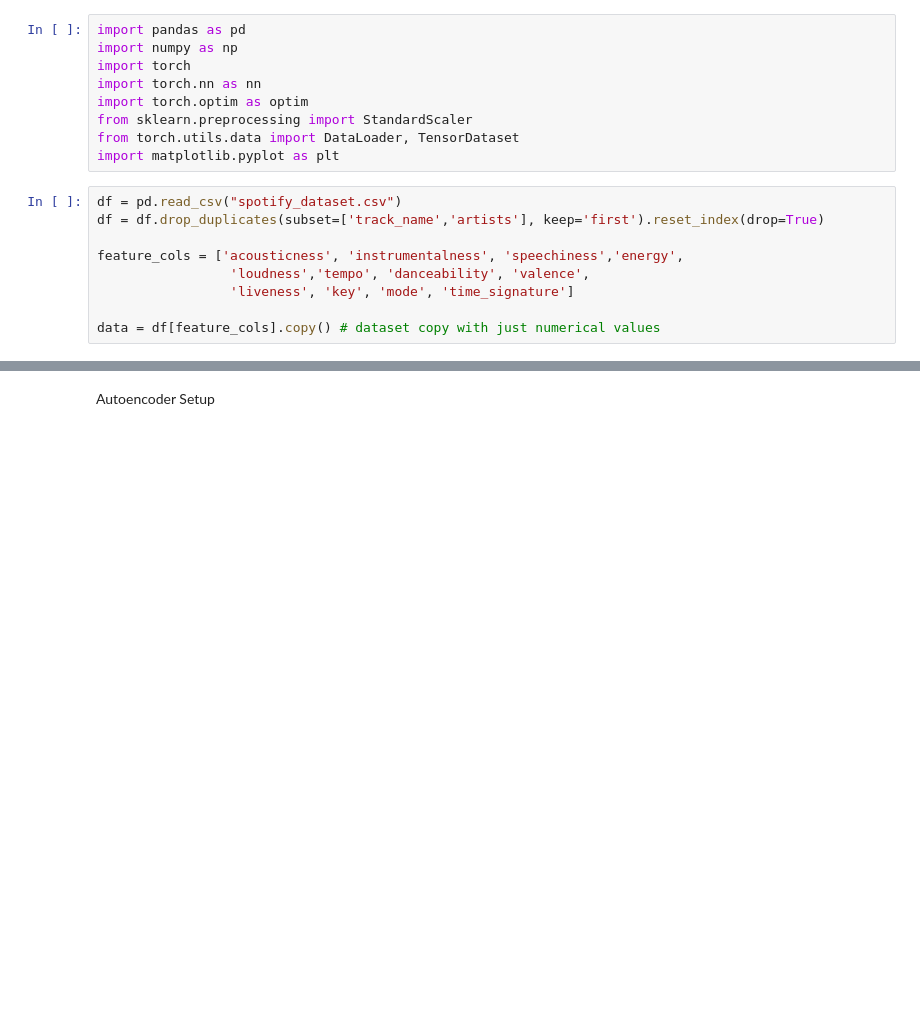
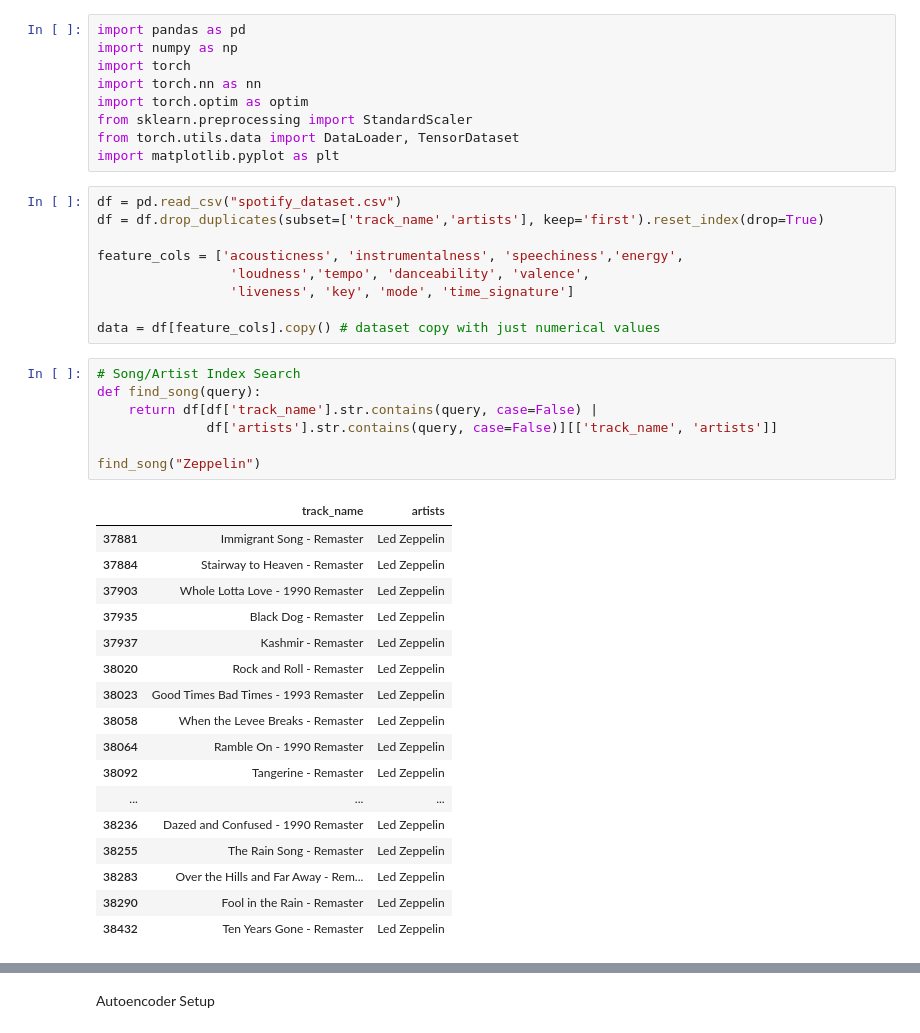
Before and after one commit to benmckenz000/spotify-song-recommender, a Jupyter notebook: recommender.ipynb, the cells around one changed output, grey strips where cells are left out. Saved outputs shown, nothing was run; the diff lists cells and outputs as text; blank space fills up the shorter version.

```diff
--- a/recommender.ipynb
+++ b/recommender.ipynb
@@ -16,6 +16,31 @@ feature_cols = ['acousticness', 'instrumentalness', 'speechiness','energy',
                  'liveness', 'key', 'mode', 'time_signature']
 
 data = df[feature_cols].copy() # dataset copy with just numerical values
+# %%
+# Song/Artist Index Search
+def find_song(query):
+    return df[df['track_name'].str.contains(query, case=False) |
+              df['artists'].str.contains(query, case=False)][['track_name', 'artists']]
+
+find_song("Zeppelin")
+# %% [output]
+|  | track_name | artists |
+| 37881 | Immigrant Song - Remaster | Led Zeppelin |
+| 37884 | Stairway to Heaven - Remaster | Led Zeppelin |
+| 37903 | Whole Lotta Love - 1990 Remaster | Led Zeppelin |
+| 37935 | Black Dog - Remaster | Led Zeppelin |
+| 37937 | Kashmir - Remaster | Led Zeppelin |
+| 38020 | Rock and Roll - Remaster | Led Zeppelin |
+| 38023 | Good Times Bad Times - 1993 Remaster | Led Zeppelin |
+| 38058 | When the Levee Breaks - Remaster | Led Zeppelin |
+| 38064 | Ramble On - 1990 Remaster | Led Zeppelin |
+| 38092 | Tangerine - Remaster | Led Zeppelin |
+| ... | ... | ... |
+| 38236 | Dazed and Confused - 1990 Remaster | Led Zeppelin |
+| 38255 | The Rain Song - Remaster | Led Zeppelin |
+| 38283 | Over the Hills and Far Away - Rem... | Led Zeppelin |
+| 38290 | Fool in the Rain - Remaster | Led Zeppelin |
+| 38432 | Ten Years Gone - Remaster | Led Zeppelin |
 # %%
 # Macro Genres for combining genres
 macro = {
```
Also changed, not shown: parts of 13 cells of this notebook.
